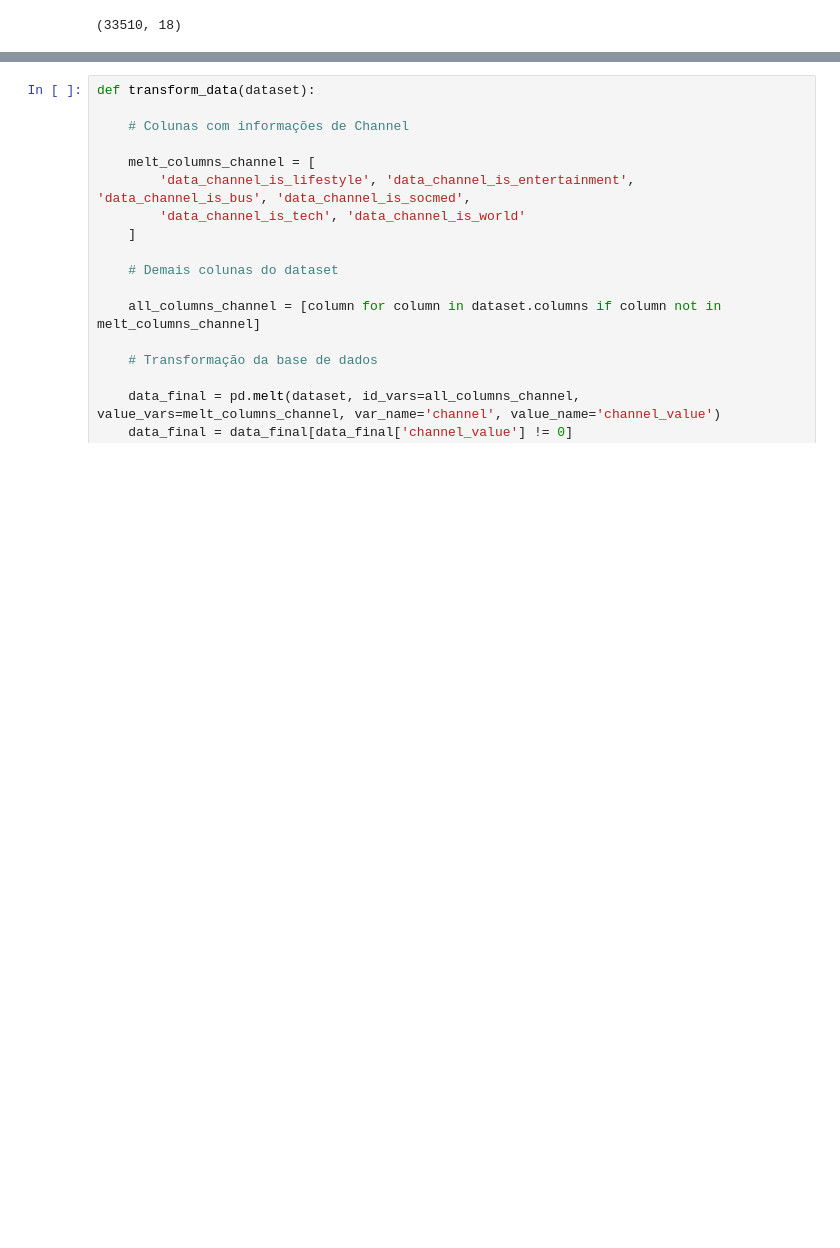
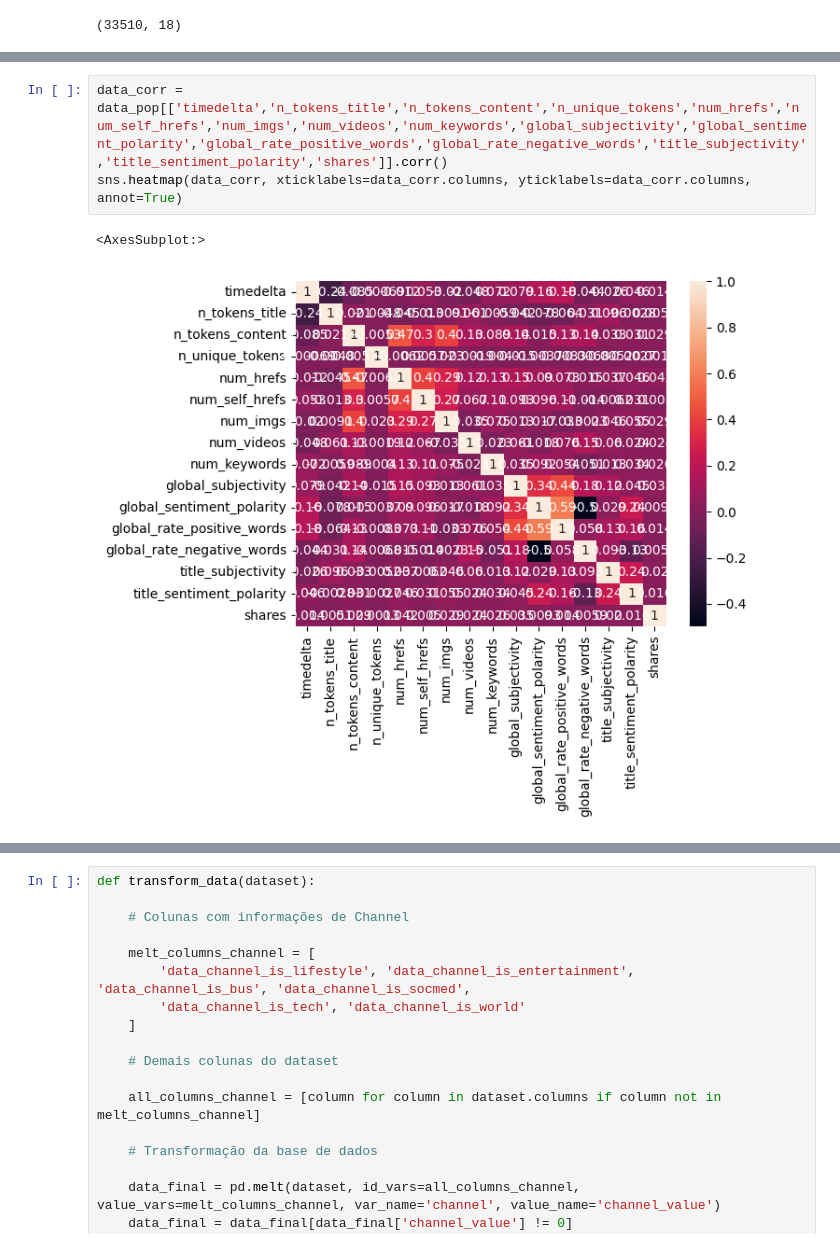
Before and after one commit to Jownao/dive_datascience, a Jupyter notebook: lab/01_Analise de Dados.ipynb, the cells around one changed output, grey strips where cells are left out. Drawn from its saved outputs; the diff is of its cells as text; blank space fills up the shorter version.

```diff
--- a/lab/01_Analise de Dados.ipynb
+++ b/lab/01_Analise de Dados.ipynb
@@ -48,0 +101,6 @@ data_pop.shape #Obter Atributos e instâncias
+# %%
+data_corr = data_pop[['timedelta','n_tokens_title','n_tokens_content','n_unique_tokens','num_hrefs','num_self_hrefs','num_imgs','num_videos','num_keywords','global_subjectivity','global_sentiment_polarity','global_rate_positive_words','global_rate_negative_words','title_subjectivity','title_sentiment_polarity','shares']].corr()
+sns.heatmap(data_corr, xticklabels=data_corr.columns, yticklabels=data_corr.columns, annot=True)
+# %% [output]
+<AxesSubplot:>
+[figure, added]
```
Also changed, not shown: parts of 5 cells of this notebook.
